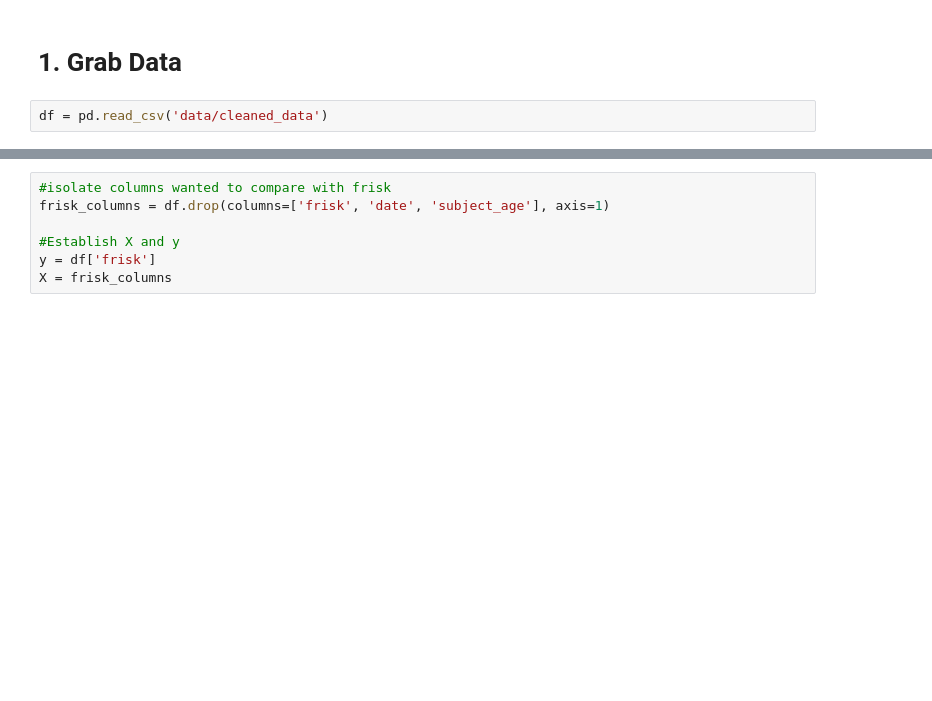
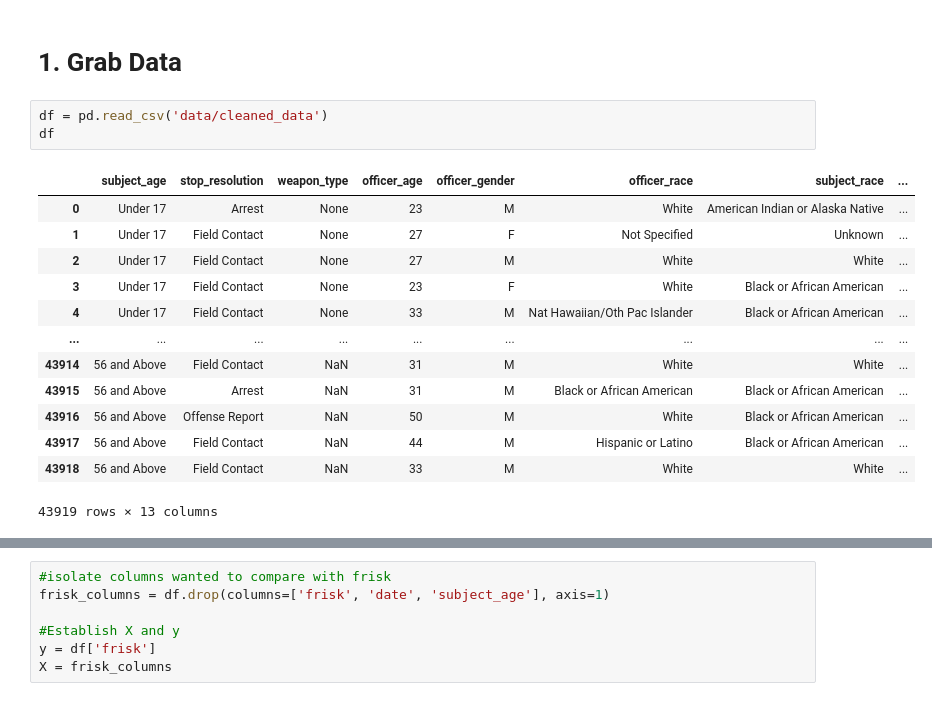
Before and after one commit to letruong711/Terry_Stop_Frisk, a Jupyter notebook: Using Yish Example Modeling.ipynb, the cells around one changed output, grey strips where cells are left out. Saved outputs shown, nothing was run; the diff lists cells and outputs as text; blank space fills up the shorter version.

```diff
--- a/Using Yish Example Modeling.ipynb
+++ b/Using Yish Example Modeling.ipynb
@@ -24,3 +24,18 @@ from sklearn.metrics import precision_score, recall_score, accuracy_score, f1_sc
 # 1. Grab Data
 # %%
 df = pd.read_csv('data/cleaned_data')
+df
+# %% [output]
+|  | subject_age | stop_resolution | weapon_type | officer_age | officer_gender | officer_race | subject_race | ... |
+| 0 | Under 17 | Arrest | None | 23 | M | White | American Indian or Alaska Native | ... |
+| 1 | Under 17 | Field Contact | None | 27 | F | Not Specified | Unknown | ... |
+| 2 | Under 17 | Field Contact | None | 27 | M | White | White | ... |
+| 3 | Under 17 | Field Contact | None | 23 | F | White | Black or African American | ... |
+| 4 | Under 17 | Field Contact | None | 33 | M | Nat Hawaiian/Oth Pac Islander | Black or African American | ... |
+| ... | ... | ... | ... | ... | ... | ... | ... | ... |
+| 43914 | 56 and Above | Field Contact | NaN | 31 | M | White | White | ... |
+| 43915 | 56 and Above | Arrest | NaN | 31 | M | Black or African American | Black or African American | ... |
+| 43916 | 56 and Above | Offense Report | NaN | 50 | M | White | Black or African American | ... |
+| 43917 | 56 and Above | Field Contact | NaN | 44 | M | Hispanic or Latino | Black or African American | ... |
+| 43918 | 56 and Above | Field Contact | NaN | 33 | M | White | White | ... |
+43919 rows × 13 columns
```
Also changed, not shown: parts of 1 cell of this notebook, 1 other file.
